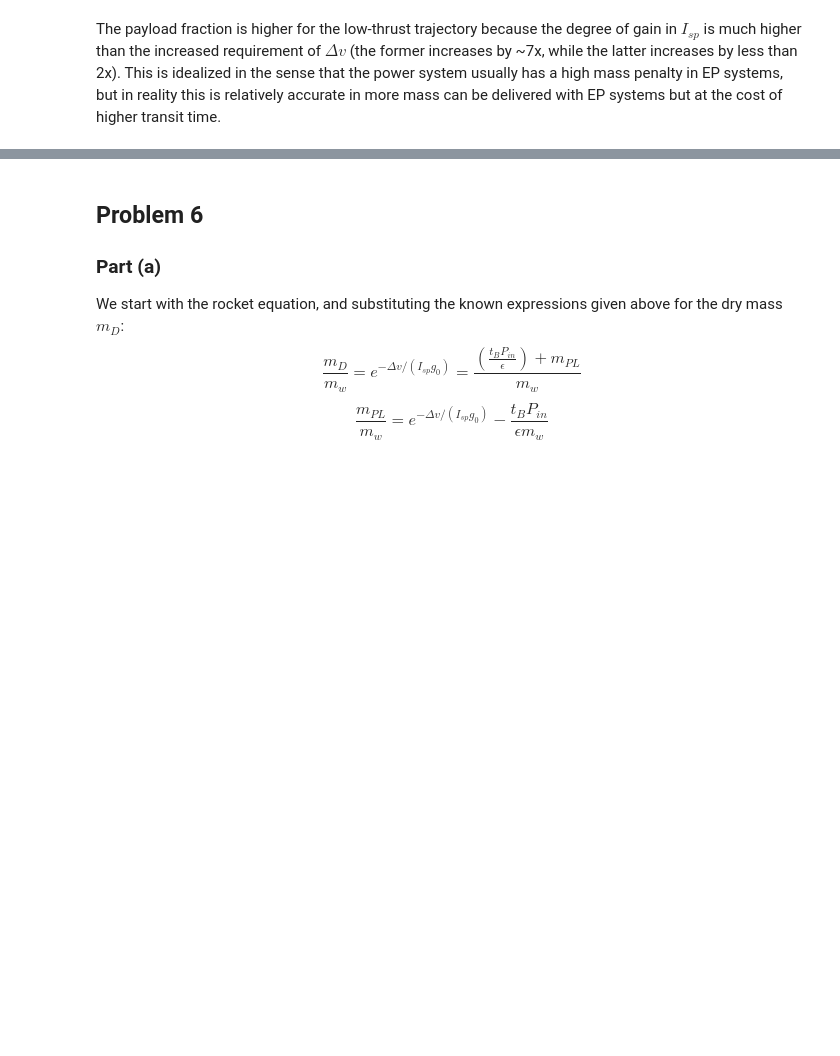
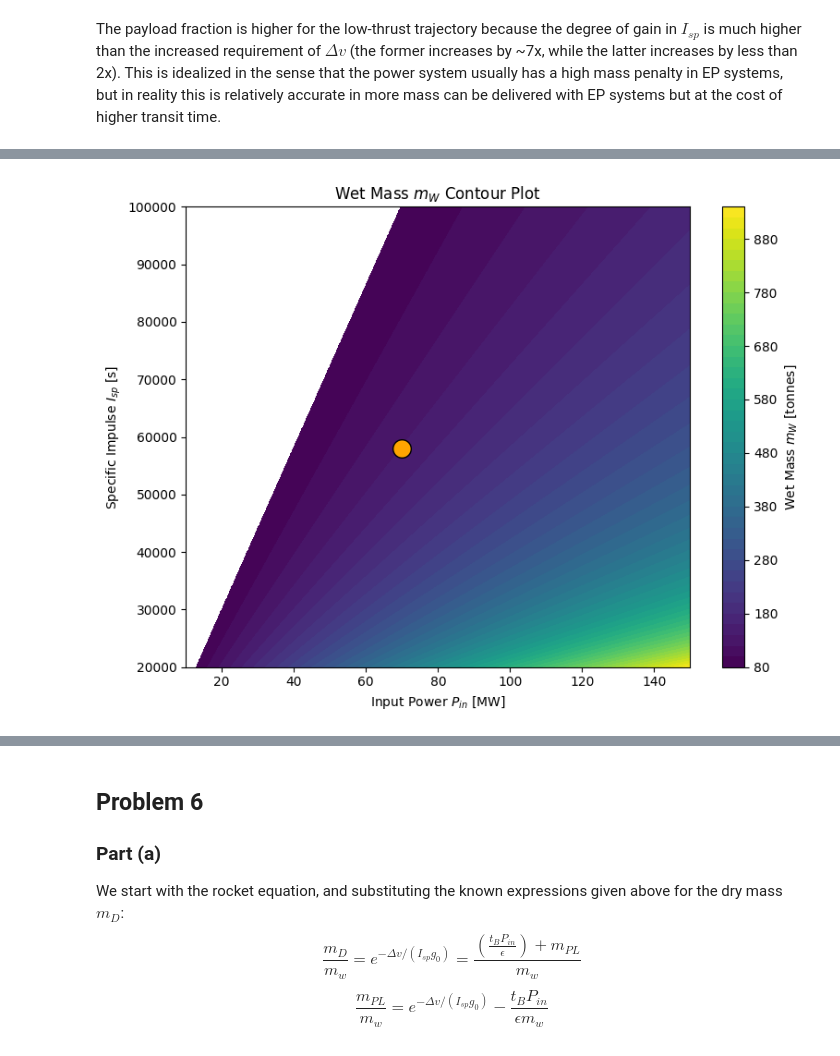
Before and after one commit to JayChen35/sugs, a Jupyter notebook: 536_electric_prop/hw_2.ipynb, the cells around one changed output, grey strips where cells are left out. Cells and saved outputs as stored; diff of their text form; code cells hidden in the pictures; blank space fills up the shorter version.

```diff
--- a/536_electric_prop/hw_2.ipynb
+++ b/536_electric_prop/hw_2.ipynb
@@ -275,0 +360,25 @@ The payload fraction is higher for the low-thrust trajectory because the degree
+# %%
+m_PL, t_T, eta, delta_v = 80000, 31556926, 0.7, 40e3
+P_in_vals = np.linspace(10e6, 150e6, 1000)  # 10 to 150 MW in W
+Isp_vals = np.linspace(20000, 100000, 1000)
+P_in_grid, isp_grid = np.meshgrid(P_in_vals, Isp_vals)
+
+# Equation for dry mass
+exp_term = 1/(np.exp(delta_v / (isp_grid * g0)) - 1) + 1
+m_wet = (2 * eta * P_in_grid * t_T)/((isp_grid * g0)**2) * exp_term
+# Mask nonphysical values
+m_wet = np.where(m_wet > 0, m_wet, np.nan)
+m_wet = np.where(m_wet > 80000, m_wet, np.nan)
+
+# Contour plot
+plt.figure(figsize=(8, 6))
+cp = plt.contourf(P_in_grid / 1e6, isp_grid, m_wet/1e3, levels=50, cmap='viridis')
+plt.colorbar(cp, label='Wet Mass $m_W$ [tonnes]')
+plt.scatter(70, 58000, color='orange', s=200, edgecolor='black')
+plt.xlabel('Input Power $P_{in}$ [MW]')
+plt.ylabel('Specific Impulse $I_{sp}$ [s]')
+plt.title('Wet Mass $m_W$ Contour Plot')
+plt.tight_layout()
+plt.show()
+# %% [output]
+[figure, added]
```
Also changed, not shown: parts of 6 cells of this notebook, 1 other file.
